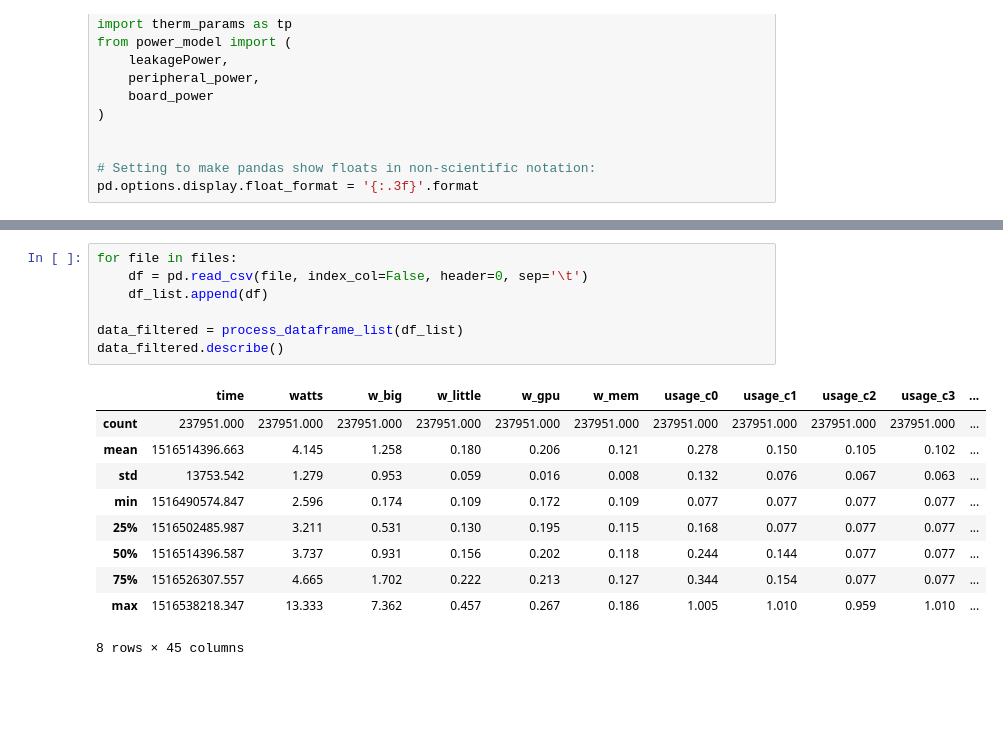
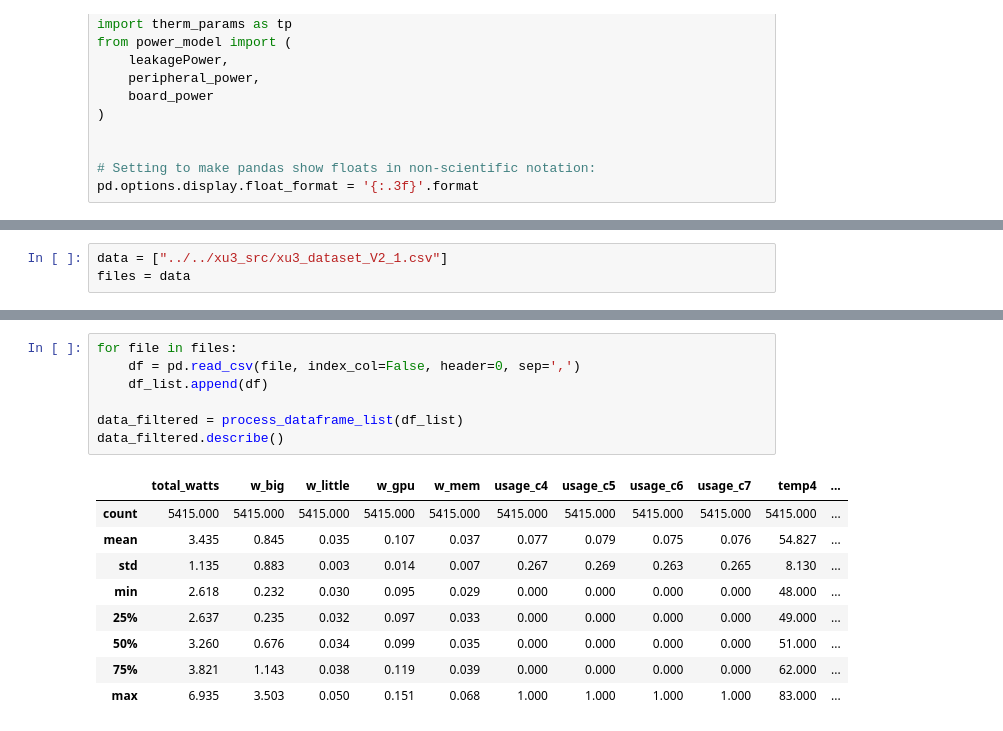
Before and after one commit to MaiaBlanco/userland_dvfs_gov, a Jupyter notebook: data/power model analysis/power_model_coeffs_non_physics_model.ipynb, the cells around one changed output, grey strips where cells are left out. Saved outputs shown, nothing was run; the diff lists cells and outputs as text; blank space fills up the shorter version.

```diff
--- a/data/power model analysis/power_model_coeffs_non_physics_model.ipynb
+++ b/data/power model analysis/power_model_coeffs_non_physics_model.ipynb
@@ -53,3 +44,6 @@ files = random_data
+# %%
+data = ["../../xu3_src/xu3_dataset_V2_1.csv"]
+files = data
 # %%
 df_list = []
 
@@ -106,22 +100,21 @@ def process_dataframe_list(df_list):
     return data_filtered
 # %%
 for file in files:
-    df = pd.read_csv(file, index_col=False, header=0, sep='\t')
+    df = pd.read_csv(file, index_col=False, header=0, sep=',')
     df_list.append(df)
 
 data_filtered = process_dataframe_list(df_list)
 data_filtered.describe()
 # %% [output]
-|  | time | watts | w_big | w_little | w_gpu | w_mem | usage_c0 | usage_c1 | usage_c2 | usage_c3 | ... |
-| count | 237951.000 | 237951.000 | 237951.000 | 237951.000 | 237951.000 | 237951.000 | 237951.000 | 237951.000 | 237951.000 | 237951.000 | ... |
-| mean | 1516514396.663 | 4.145 | 1.258 | 0.180 | 0.206 | 0.121 | 0.278 | 0.150 | 0.105 | 0.102 | ... |
-| std | 13753.542 | 1.279 | 0.953 | 0.059 | 0.016 | 0.008 | 0.132 | 0.076 | 0.067 | 0.063 | ... |
-| min | 1516490574.847 | 2.596 | 0.174 | 0.109 | 0.172 | 0.109 | 0.077 | 0.077 | 0.077 | 0.077 | ... |
-| 25% | 1516502485.987 | 3.211 | 0.531 | 0.130 | 0.195 | 0.115 | 0.168 | 0.077 | 0.077 | 0.077 | ... |
-| 50% | 1516514396.587 | 3.737 | 0.931 | 0.156 | 0.202 | 0.118 | 0.244 | 0.144 | 0.077 | 0.077 | ... |
-| 75% | 1516526307.557 | 4.665 | 1.702 | 0.222 | 0.213 | 0.127 | 0.344 | 0.154 | 0.077 | 0.077 | ... |
-| max | 1516538218.347 | 13.333 | 7.362 | 0.457 | 0.267 | 0.186 | 1.005 | 1.010 | 0.959 | 1.010 | ... |
+|  | total_watts | w_big | w_little | w_gpu | w_mem | usage_c4 | usage_c5 | usage_c6 | usage_c7 | temp4 | ... |
+| count | 5415.000 | 5415.000 | 5415.000 | 5415.000 | 5415.000 | 5415.000 | 5415.000 | 5415.000 | 5415.000 | 5415.000 | ... |
+| mean | 3.435 | 0.845 | 0.035 | 0.107 | 0.037 | 0.077 | 0.079 | 0.075 | 0.076 | 54.827 | ... |
+| std | 1.135 | 0.883 | 0.003 | 0.014 | 0.007 | 0.267 | 0.269 | 0.263 | 0.265 | 8.130 | ... |
+| min | 2.618 | 0.232 | 0.030 | 0.095 | 0.029 | 0.000 | 0.000 | 0.000 | 0.000 | 48.000 | ... |
+| 25% | 2.637 | 0.235 | 0.032 | 0.097 | 0.033 | 0.000 | 0.000 | 0.000 | 0.000 | 49.000 | ... |
+| 50% | 3.260 | 0.676 | 0.034 | 0.099 | 0.035 | 0.000 | 0.000 | 0.000 | 0.000 | 51.000 | ... |
+| 75% | 3.821 | 1.143 | 0.038 | 0.119 | 0.039 | 0.000 | 0.000 | 0.000 | 0.000 | 62.000 | ... |
+| max | 6.935 | 3.503 | 0.050 | 0.151 | 0.068 | 1.000 | 1.000 | 1.000 | 1.000 | 83.000 | ... |
-8 rows × 45 columns
 # %%
 data_filtered.head()
 # %% [output]
```
Also changed, not shown: parts of 53 cells of this notebook.
